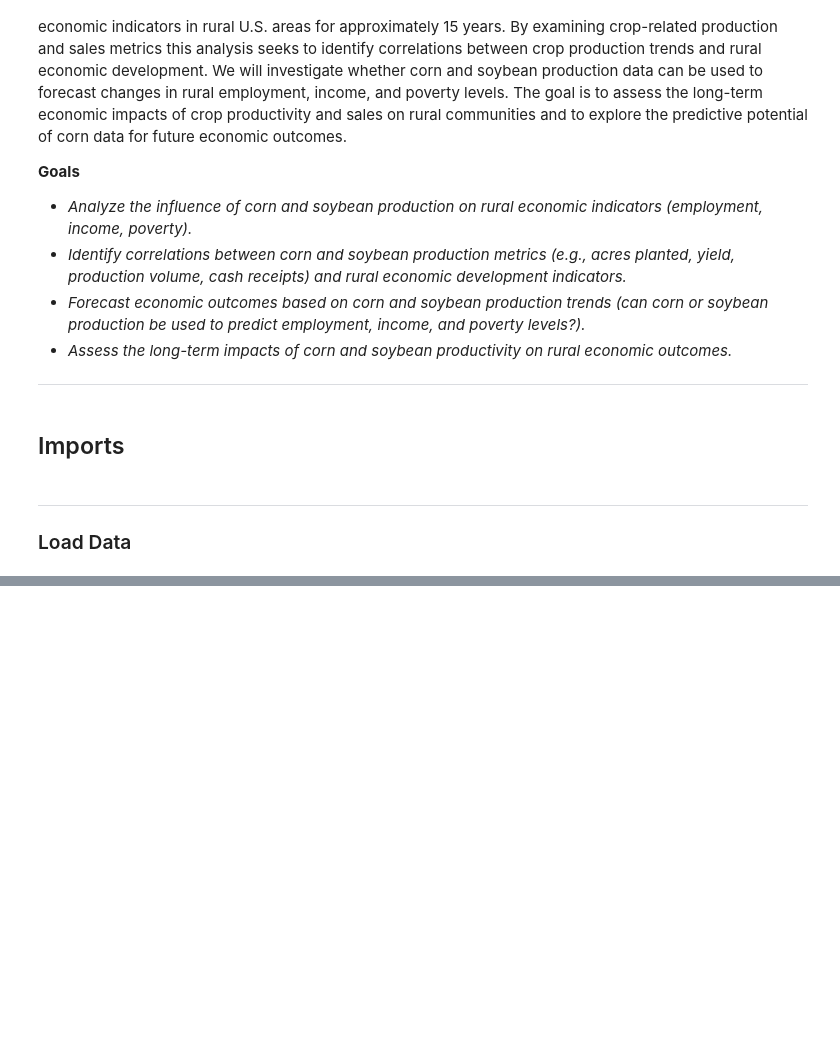
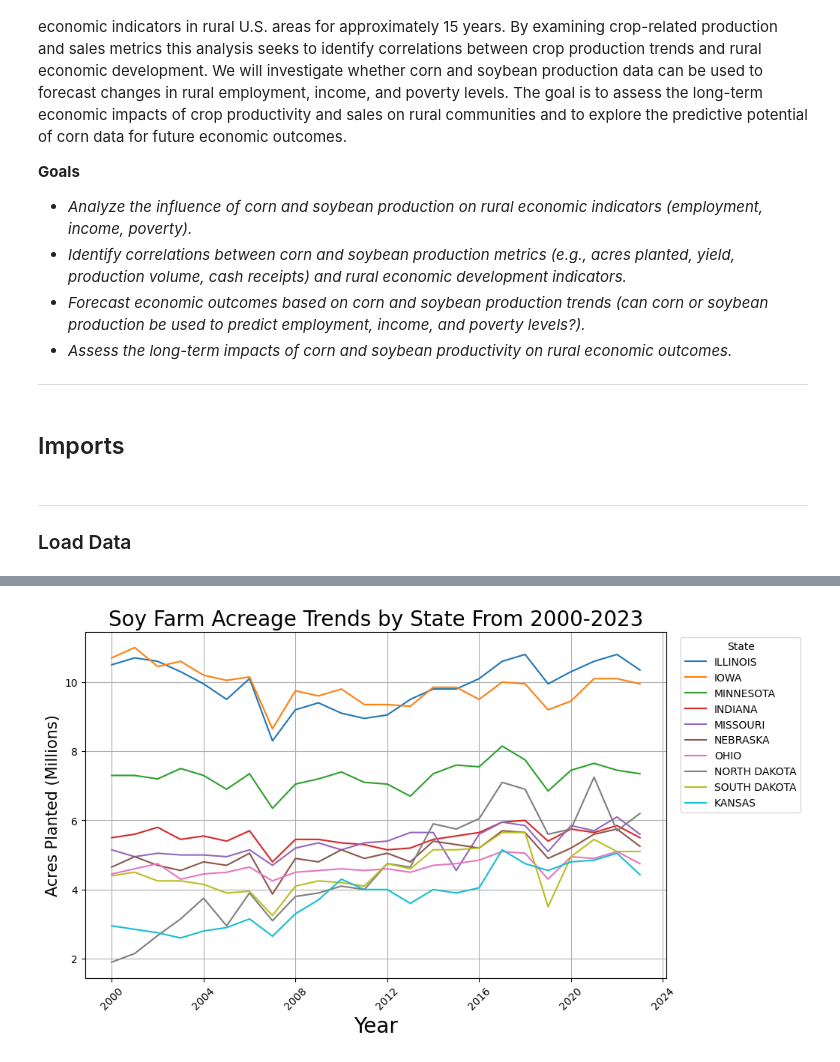
Before and after one commit to CharlesCro/Group-Project-DSB, a Jupyter notebook: code/part_1_eda.ipynb, the cells around one changed output, grey strips where cells are left out. Saved outputs shown, nothing was run; the diff lists cells and outputs as text; code cells hidden in the pictures; blank space fills up the shorter version.

```diff
--- a/code/part_1_eda.ipynb
+++ b/code/part_1_eda.ipynb
@@ -283,0 +50,8 @@ Poverty levels do not seem to strongly influence crop production, which might su
+# %%
+# Reading in soybean data.
+soy_acres = pd.read_csv('../data/raw_data/soybean_data/acres_planted.csv')
+soy_cash_receipts = pd.read_csv('../data/raw_data/soybean_data/cash_receipts.csv')
+soy_price_received = pd.read_csv('../data/raw_data/soybean_data/price_received.csv')
+soy_production_bushels = pd.read_csv('../data/raw_data/soybean_data/production_bushels.csv')
+soy_production_dollars = pd.read_csv('../data/raw_data/soybean_data/production_dollars.csv')
+soy_yield_bushels = pd.read_csv('../data/raw_data/soybean_data/yield_bushels.csv')
@@ -283,0 +320,20 @@ Poverty levels do not seem to strongly influence crop production, which might su
+# %%
+# Instantiating figure
+plt.figure(figsize = (10, 6))
+
+# Plotting lines for each state
+for state in soy_acres_pivot.sum().nlargest(10).index:
+    plt.plot(soy_acres_pivot.index, soy_acres_pivot[state] / 1_000_000, label = state)
+
+plt.title('Soy Farm Acreage Trends by State From 2000-2023', size = 20)
+plt.xlabel('Year', size = 20)
+plt.ylabel('Acres Planted (Millions)', size = 15)
+plt.legend(title = 'State', bbox_to_anchor = (1.24, 1), loc = 'upper right', fontsize = 'medium')
+
+plt.grid(True)
+plt.xticks(rotation = 45)
+
+plt.savefig('../plots/soy_acreage_trends.png')
+plt.show();
+# %% [output]
+[figure, added]
```
Also changed, not shown: parts of 63 cells of this notebook, 14 other files.
